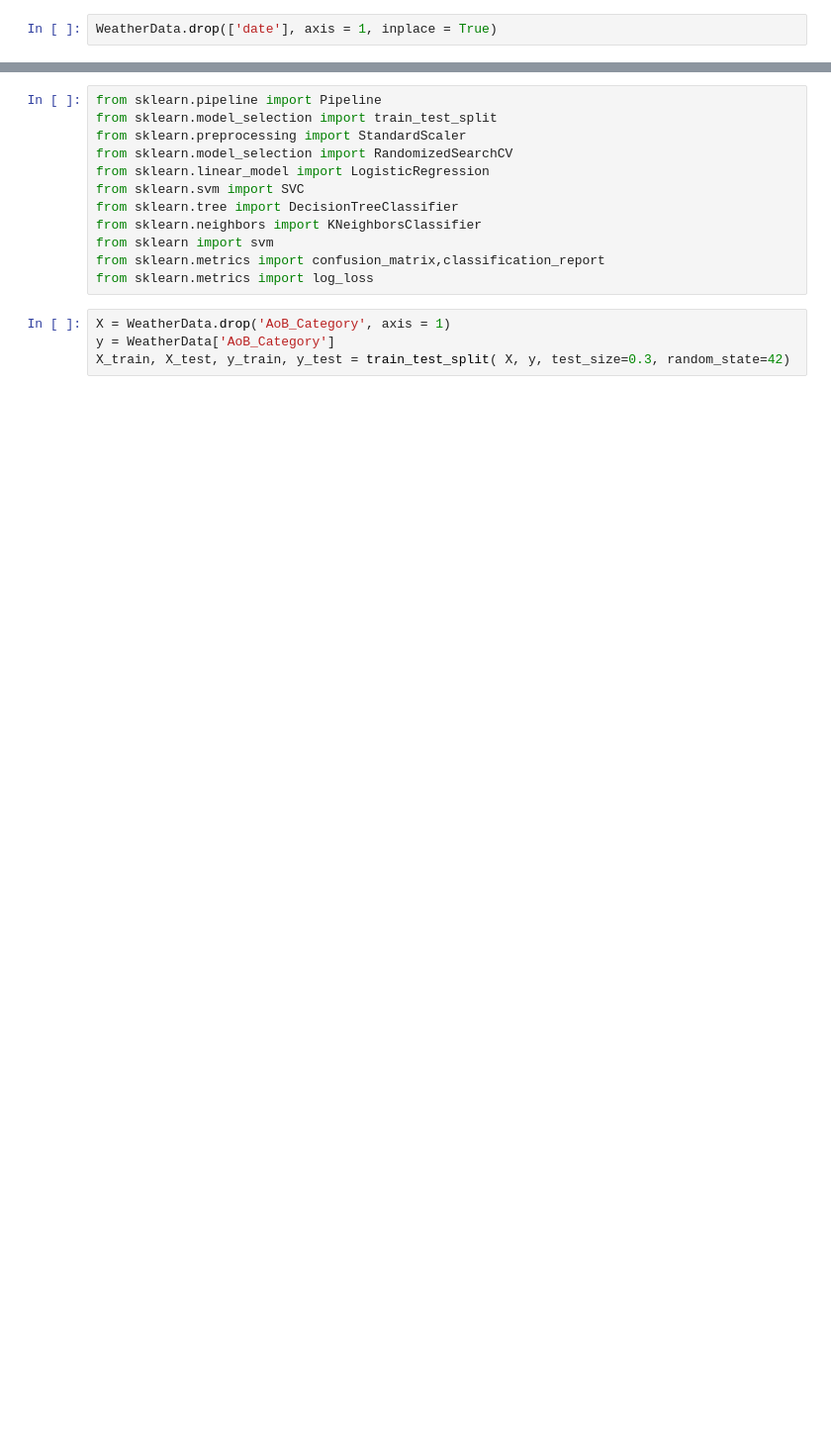
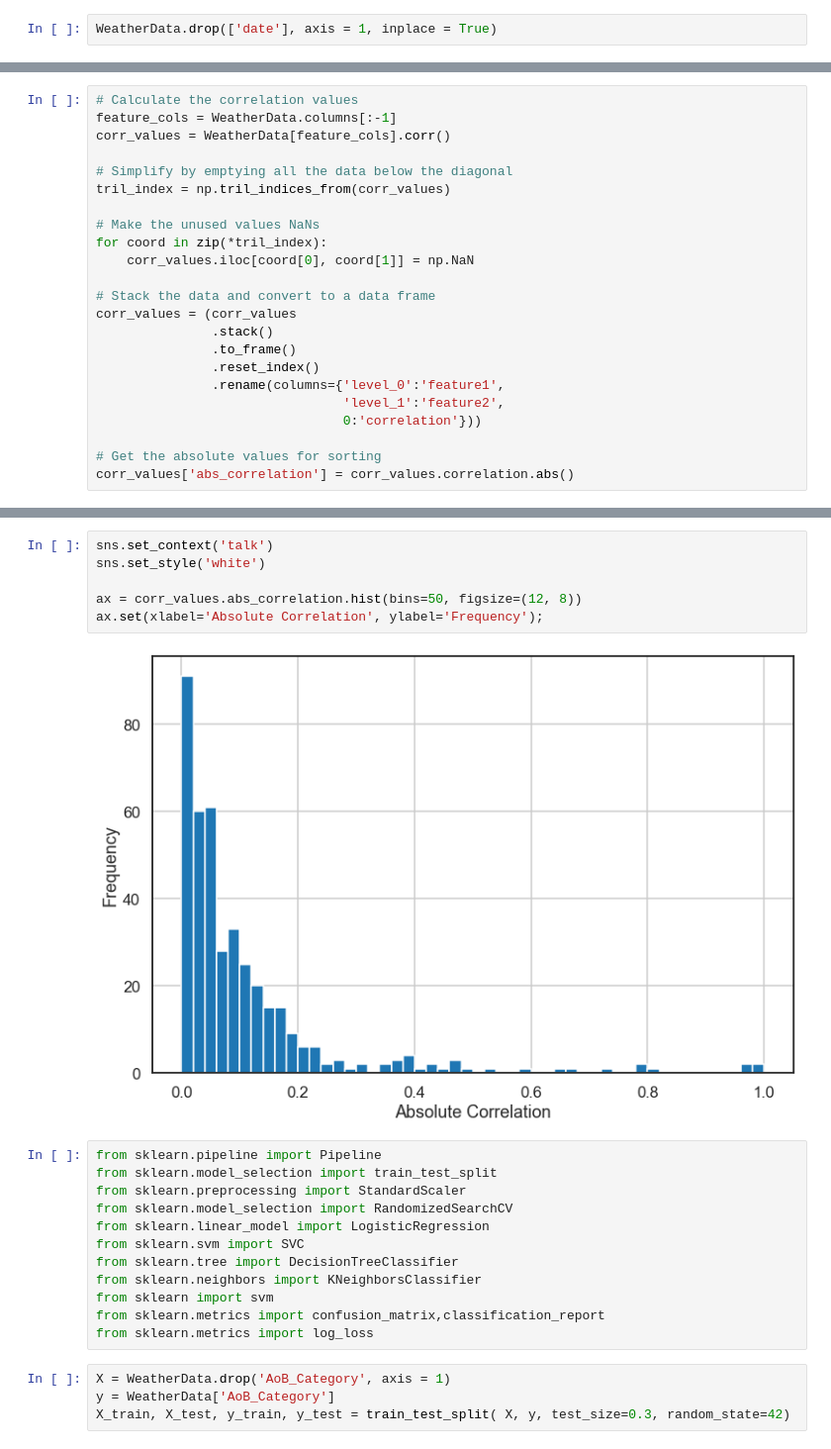
Before and after one commit to Portia-dot/Project, a Jupyter notebook: FirePredictorModels.ipynb, the cells around one changed output, grey strips where cells are left out. Shown at 99% size. Drawn from its saved outputs; the diff is of its cells as text; blank space fills up the shorter version.

```diff
--- a/FirePredictorModels.ipynb
+++ b/FirePredictorModels.ipynb
@@ -15,0 +112,23 @@ WeatherData.drop(['date'], axis = 1, inplace = True)
+# %%
+# Calculate the correlation values
+feature_cols = WeatherData.columns[:-1]
+corr_values = WeatherData[feature_cols].corr()
+
+# Simplify by emptying all the data below the diagonal
+tril_index = np.tril_indices_from(corr_values)
+
+# Make the unused values NaNs
+for coord in zip(*tril_index):
+    corr_values.iloc[coord[0], coord[1]] = np.NaN
+
+# Stack the data and convert to a data frame
+corr_values = (corr_values
+               .stack()
+               .to_frame()
+               .reset_index()
+               .rename(columns={'level_0':'feature1',
+                                'level_1':'feature2',
+                                0:'correlation'}))
+
+# Get the absolute values for sorting
+corr_values['abs_correlation'] = corr_values.correlation.abs()
@@ -16,3 +164,11 @@ WeatherData.drop(['date'], axis = 1, inplace = True)
+# %%
+sns.set_context('talk')
+sns.set_style('white')
+
+ax = corr_values.abs_correlation.hist(bins=50, figsize=(12, 8))
+ax.set(xlabel='Absolute Correlation', ylabel='Frequency');
+# %% [output]
+[figure, added]
 # %%
 from sklearn.pipeline import Pipeline
 from sklearn.model_selection import train_test_split
```
Also changed, not shown: parts of 50 cells of this notebook, 4 other files.
